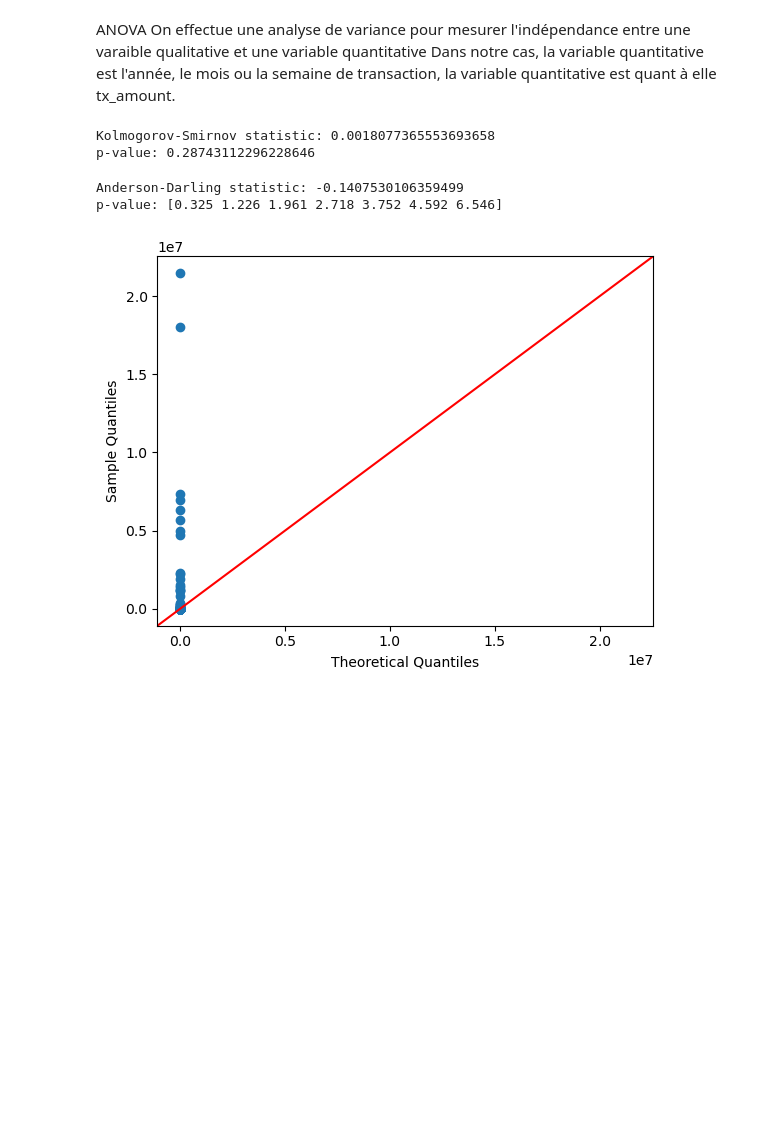
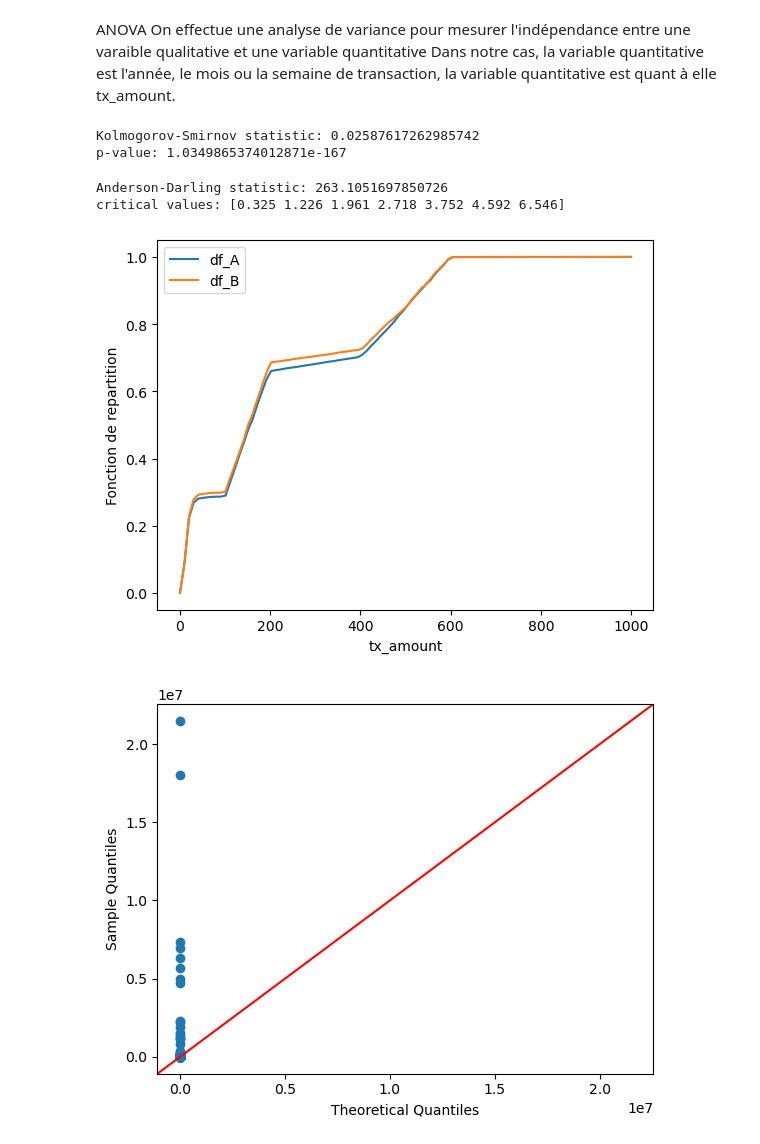
Before and after one commit to CorentinPernot/Statapp, a Jupyter notebook: Notebook/tests_stat.ipynb, the cells around one changed output. Drawn from its saved outputs; the diff is of its cells as text; code cells hidden in the pictures; blank space fills up the shorter version.

```diff
--- a/Notebook/tests_stat.ipynb
+++ b/Notebook/tests_stat.ipynb
@@ -20,8 +20,8 @@ df_B["df_type"]="B"
 from scipy.stats import ks_2samp
 
 # Generate two sets of random data
-data1 = df_A["tx_id"]
-data2 = df_B["tx_id"]
+data1 = df_A[df_A["tx_amount"]<1000]["tx_amount"]
+data2 = df_B[df_B["tx_amount"]<1000]["tx_amount"]
 
 # Perform the Kolmogorov-Smirnov test
 stat, p = ks_2samp(data1, data2)
@@ -30,8 +30,8 @@ stat, p = ks_2samp(data1, data2)
 print('Kolmogorov-Smirnov statistic:', stat)
 print('p-value:', p)
 # %% [output]
-Kolmogorov-Smirnov statistic: 0.0018077365553693658
-p-value: 0.28743112296228646
+Kolmogorov-Smirnov statistic: 0.02587617262985742
+p-value: 1.0349865374012871e-167
 # %%
 from scipy.stats import anderson_ksamp
 import numpy as np
@@ -44,8 +44,33 @@ result = anderson_ksamp([data1, data2])
 print('Anderson-Darling statistic:', result.statistic)
 print('critical values:', result.critical_values)
 # %% [output]
-Anderson-Darling statistic: -0.1407530106359499
-p-value: [0.325 1.226 1.961 2.718 3.752 4.592 6.546]
+Anderson-Darling statistic: 263.1051697850726
+critical values: [0.325 1.226 1.961 2.718 3.752 4.592 6.546]
+# %%
+import numpy as np
+import statsmodels.api as sm
+import matplotlib.pyplot as plt
+
+# Calculate the empirical CDFs for the two datasets
+ecdf1 = sm.distributions.ECDF(data1)
+ecdf2 = sm.distributions.ECDF(data2)
+
+# Create a range of x-values to plot the CDFs
+x = np.linspace(min(data1.min(), data2.min()), max(data1.max(), data2.max()), num=100)
+
+# Plot the two CDFs on the same graph
+plt.plot(x, ecdf1(x), label='df_A')
+plt.plot(x, ecdf2(x), label='df_B')
+
+# Add a legend and axis labels
+plt.legend()
+plt.xlabel('tx_amount')
+plt.ylabel('Fonction de repartition')
+
+# Show the plot
+plt.show()
+# %% [output]
+[figure, added]
 # %%
 df_sample=df_A.sample(n=1000)
 sm.qqplot(df_sample["tx_amount"], line ='45')
```
